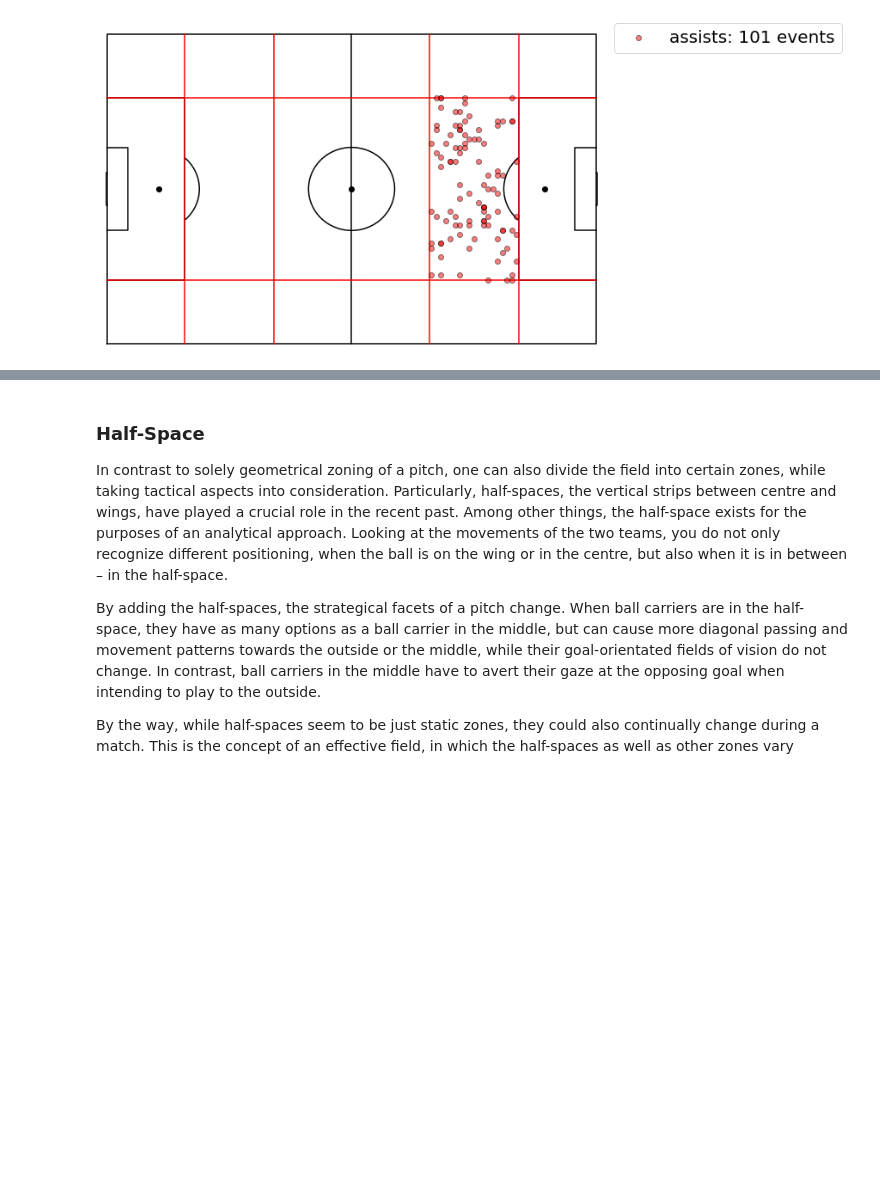
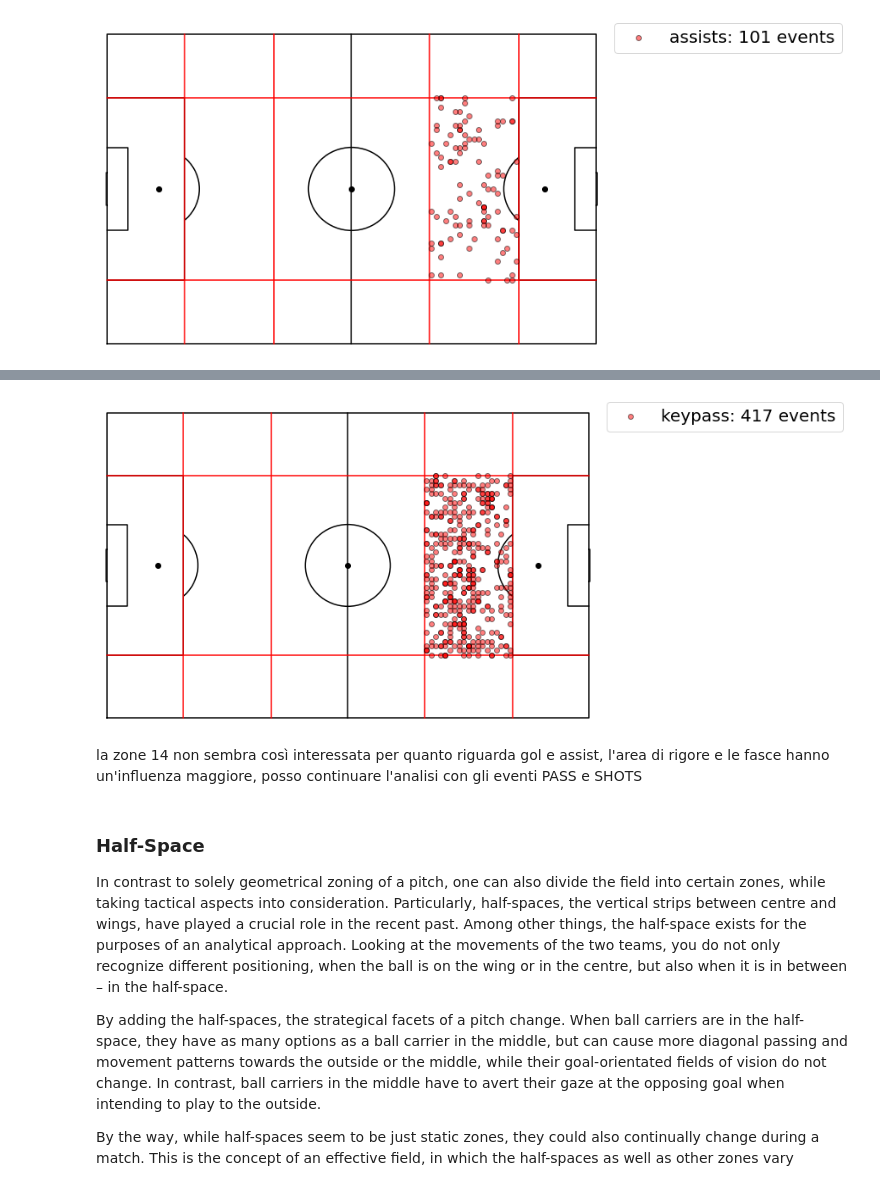
Before and after one commit to PasqualeGorrasi/Football-data, a Jupyter notebook: football data.ipynb, the cells around one changed output, grey strips where cells are left out. Cells and saved outputs as stored; diff of their text form; code cells hidden in the pictures; blank space fills up the shorter version.

```diff
--- a/football data.ipynb
+++ b/football data.ipynb
@@ -310,3 +372,16 @@ plot_kde_events_on_field(sample_size=1000)
+# %%
+df_team_1 = keypass_zone14
+
+f = draw_pitch_grid("white", "black", "h", "full")
+plt.scatter(df_team_1['x_start'], df_team_1['y_start'], c='red', edgecolors="k", zorder=12,
+            alpha=0.5, label='%s: %s events' %('keypass', len(df_team_1)))
+plt.legend(fontsize=20, bbox_to_anchor=(1.01, 1.05))
+#plt.title(match_label, fontsize=20)
+plt.show()
+# %% [output]
+[figure, added]
+# %% [markdown]
+la zone 14 non sembra così interessata per quanto riguarda gol e assist, l'area di rigore e le fasce hanno un'influenza maggiore, posso continuare l'analisi con gli eventi PASS e SHOTS
 # %% [markdown]
 ### Half-Space
 In contrast to solely geometrical zoning of a pitch, one can also divide the field into certain zones, while taking tactical aspects into consideration. Particularly, half-spaces, the vertical strips between centre and wings, have played a crucial role in the recent past. Among other things, the half-space exists for the purposes of an analytical approach. Looking at the movements of the two teams, you do not only recognize different positioning, when the ball is on the wing or in the centre, but also when it is in between – in the half-space.
```
Also changed, not shown: parts of 27 cells of this notebook.
